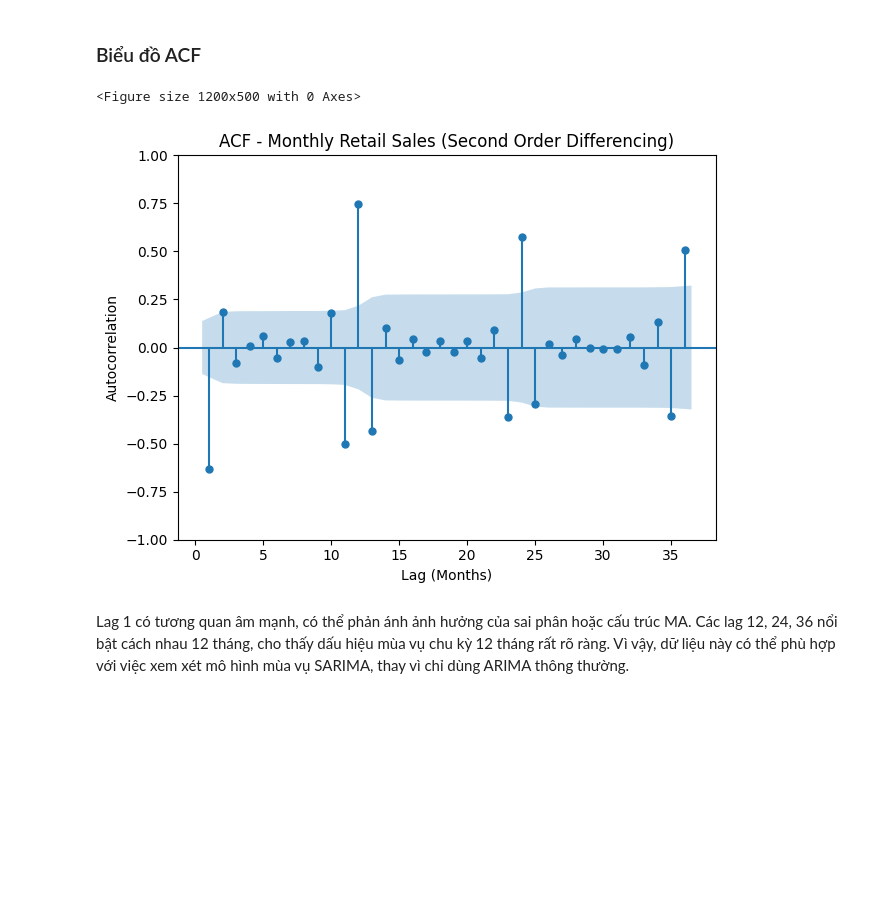
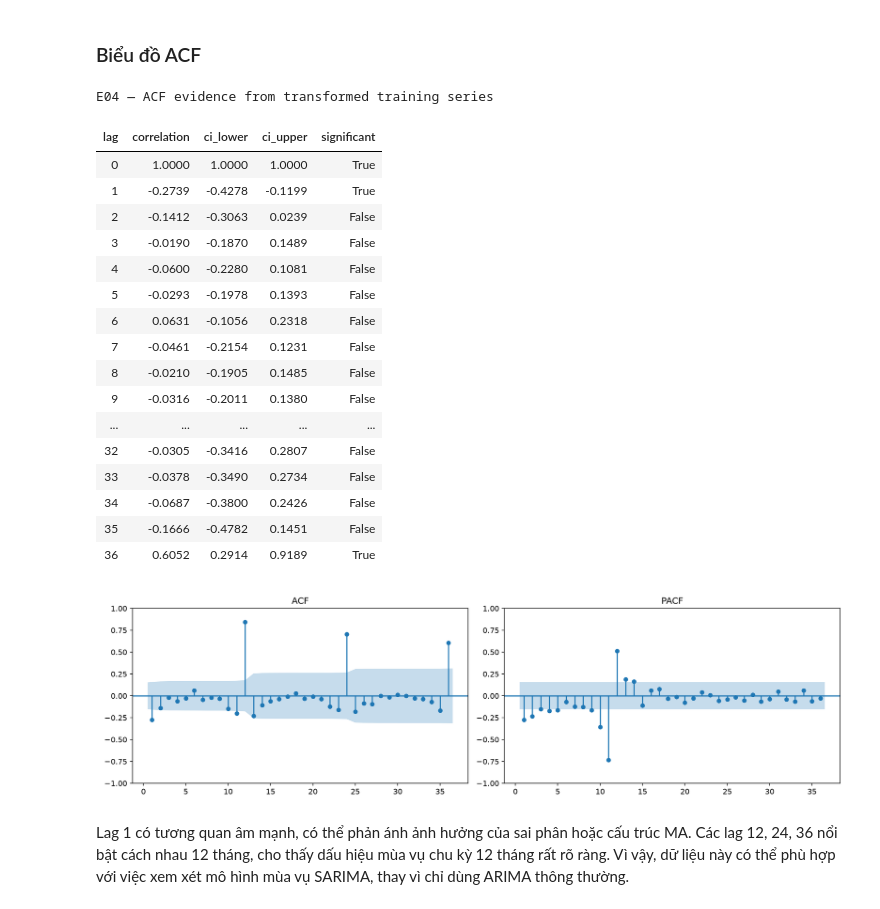
Before and after one commit to Tuvienn/TOTAL_LAB_PRACTICE_FOR_TIME_SERIES, a Jupyter notebook: total_practice/Practice_2/notebooks/Practice_2_Exercise.ipynb, the cells around one changed output. Drawn from its saved outputs; the diff is of its cells as text; code cells hidden in the pictures; blank space fills up the shorter version.

```diff
--- a/total_practice/Practice_2/notebooks/Practice_2_Exercise.ipynb
+++ b/total_practice/Practice_2/notebooks/Practice_2_Exercise.ipynb
@@ -529,14 +489,9 @@ Chuỗi không dừng (không bác bỏ giả thuyết H₀ về tồn tại ngh
 # %% [markdown]
 ### Sai phân bậc 1
 # %%
-series = df['value']
-
-series_diff = series.diff().dropna()
-#Cập nhật log
-logging.info(
-    f"Hoàn thành sai phân bậc 1 | "
-    f"Số quan sát còn lại: {len(series_diff)}"
-)
-
-print(series_diff)
+log_diff_train = log_first_difference(train)
+print("Transformation: natural_log")
+print("Differencing order candidate: d=1")
+print("Transformed observations:", len(log_diff_train))
+logging.info("E03 transformed training series created | natural_log + first_difference | n=%d", len(log_diff_train))
 # %% [output]
@@ -724,28 +599,36 @@ Theo kết quả hiện tại, d= 2, vì chuỗi cần sai phân bậc 2 để
 # %% [markdown]
 ### Biểu đồ ACF
 # %%
-from statsmodels.graphics.tsaplots import plot_acf
-import matplotlib.pyplot as plt
-
-logging.info("Vẽ biểu đồ ACF cho chuỗi dừng")
-
-plt.figure(figsize=(12, 5))
-
-plot_acf(
-    series_diff2,
-    lags=36,
-    zero=False
-)
-
-plt.title("ACF - Monthly Retail Sales (Second Order Differencing)")
-plt.xlabel("Lag (Months)")
-plt.ylabel("Autocorrelation")
-
-plt.tight_layout()
-plt.show()
+logging.info("E04 ACF/PACF on log-first-difference training series")
+acf_table, pacf_table = acf_pacf_tables(log_diff_train, nlags=36)
+acf_pacf_path = FIGURES_DIR / "03_acf_pacf_log_first_differenced.png"
+save_acf_pacf_plot(log_diff_train, acf_pacf_path, nlags=36, pacf_method="ywm")
+display(style_table(
+    acf_table,
+    caption="E04 — ACF evidence from transformed training series",
+    formats={"correlation": "{:.4f}", "ci_lower": "{:.4f}", "ci_upper": "{:.4f}"},
+))
+display(Image(filename=acf_pacf_path))
 # %% [output]
-<Figure size 1200x500 with 0 Axes>
+E04 — ACF evidence from transformed training series
+| lag | correlation | ci_lower | ci_upper | significant |
+| 0 | 1.0000 | 1.0000 | 1.0000 | True |
+| 1 | -0.2739 | -0.4278 | -0.1199 | True |
+| 2 | -0.1412 | -0.3063 | 0.0239 | False |
+| 3 | -0.0190 | -0.1870 | 0.1489 | False |
+| 4 | -0.0600 | -0.2280 | 0.1081 | False |
+| 5 | -0.0293 | -0.1978 | 0.1393 | False |
+| 6 | 0.0631 | -0.1056 | 0.2318 | False |
+| 7 | -0.0461 | -0.2154 | 0.1231 | False |
+| 8 | -0.0210 | -0.1905 | 0.1485 | False |
+| 9 | -0.0316 | -0.2011 | 0.1380 | False |
+| ... | ... | ... | ... | ... |
+| 32 | -0.0305 | -0.3416 | 0.2807 | False |
+| 33 | -0.0378 | -0.3490 | 0.2734 | False |
+| 34 | -0.0687 | -0.3800 | 0.2426 | False |
+| 35 | -0.1666 | -0.4782 | 0.1451 | False |
+| 36 | 0.6052 | 0.2914 | 0.9189 | True |
-[figure, old version]
+[figure, new version]
 # %% [markdown]
 Lag 1 có tương quan âm mạnh, có thể phản ánh ảnh hưởng của sai phân hoặc cấu trúc MA.
 Các lag 12, 24, 36 nổi bật cách nhau 12 tháng, cho thấy dấu hiệu mùa vụ chu kỳ 12 tháng rất rõ ràng. Vì vậy, dữ liệu này có thể phù hợp với việc xem xét mô hình mùa vụ SARIMA, thay vì chỉ dùng ARIMA thông thường.
```
Also changed, not shown: parts of 46 cells of this notebook, 59 other files.
